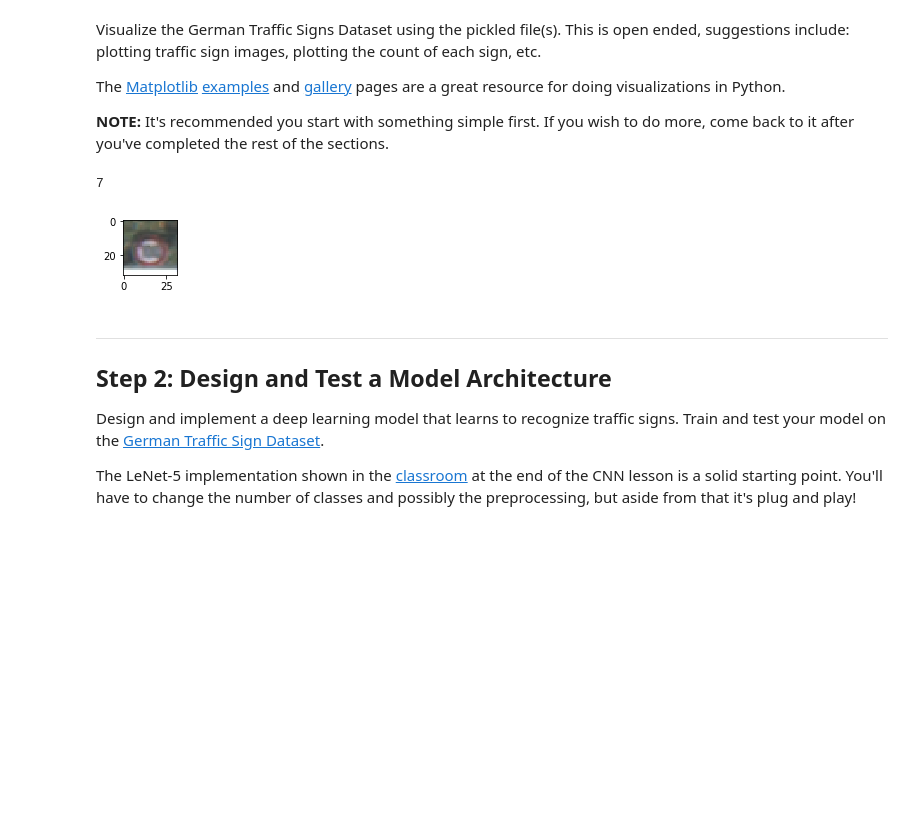
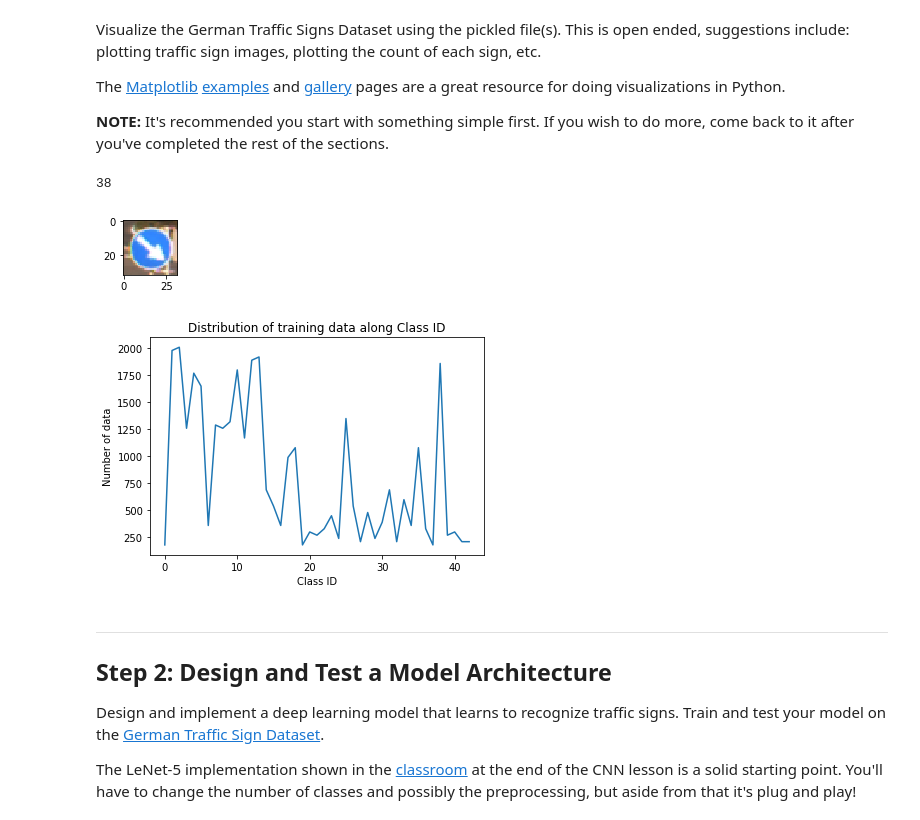
Before and after one commit to sf624/CarND-Traffic-Sign-Classifier-Project, a Jupyter notebook: Traffic_Sign_Classifier.ipynb, the cells around one changed output. Saved outputs shown, nothing was run; the diff lists cells and outputs as text; code cells hidden in the pictures; blank space fills up the shorter version.

Commit message:
Still editing python notebook, and also addd couple images.

```diff
--- a/Traffic_Sign_Classifier.ipynb
+++ b/Traffic_Sign_Classifier.ipynb
@@ -91,20 +91,34 @@ The [Matplotlib](http://matplotlib.org/) [examples](http://matplotlib.org/exampl
 # %%
 ### Data exploration visualization code goes here.
 ### Feel free to use as many code cells as needed.
 import matplotlib.pyplot as plt
 import random
 # Visualizations will be shown in the notebook.
 %matplotlib inline
 
 index = random.randint(0, len(X_train))
 image = X_train[index].squeeze()
 
 plt.figure(figsize=(1,1))
 plt.imshow(image)
+plt.savefig("train_image.png")
 print(y_train[index])
+
+x_axis = range(n_classes)
+y_axis = np.zeros(len(x_axis))
+for idx in x_axis:
+    y_axis[idx] = np.sum(y_train == idx)
+
+plt.figure()
+plt.plot(x_axis,y_axis)
+plt.title("Distribution of training data along Class ID")
+plt.xlabel("Class ID")
+plt.ylabel("Number of data")
+plt.savefig("distribution_of_train.png")
 # %% [output]
-7
+38
-[figure, old version]
+[figure, new version]
+[figure, added]
 # %% [markdown]
 ----
 
```
Also changed, not shown: parts of 1 cell of this notebook, 5 other files.
